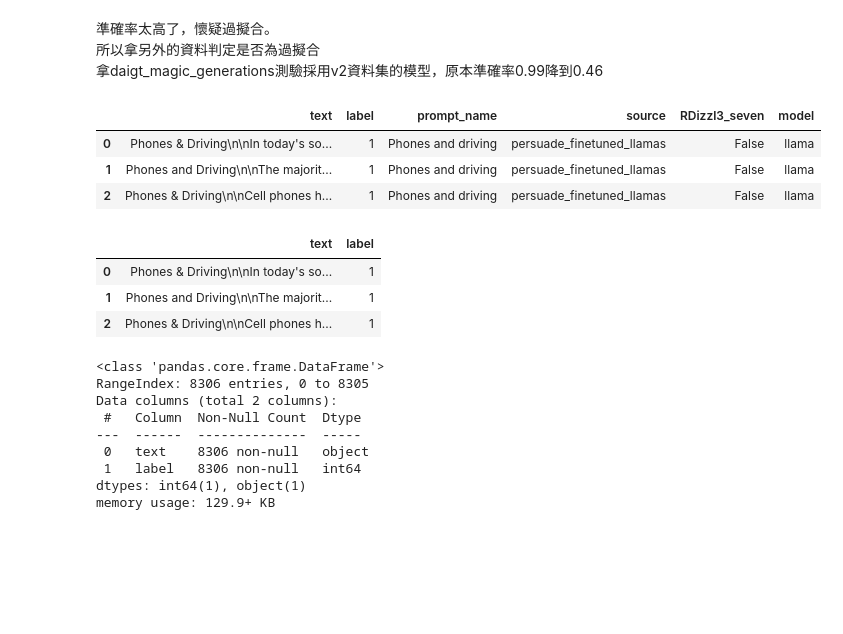
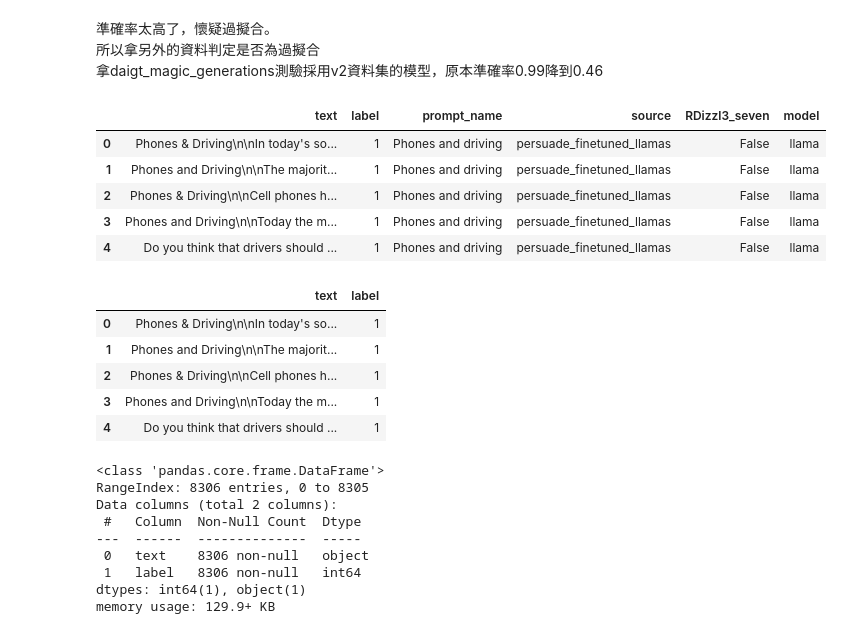
Before and after one commit to whats2000/LLMGenerateTextClassifier, a Jupyter notebook: TraditionalModelClassifier/Classifier.ipynb, the cells around one changed output. Saved outputs shown, nothing was run; the diff lists cells and outputs as text; code cells hidden in the pictures; blank space fills up the shorter version.

```diff
--- a/TraditionalModelClassifier/Classifier.ipynb
+++ b/TraditionalModelClassifier/Classifier.ipynb
@@ -159,21 +161,25 @@ weighted avg       0.98      0.98      0.98     13461
 所以拿另外的資料判定是否為過擬合<br>
 拿daigt_magic_generations測驗採用v2資料集的模型，原本準確率0.99降到0.46
 # %%
-daigt_magic_generations =pd.read_csv('/kaggle/input/daigt-v4-train-dataset/daigt_magic_generations.csv')
-daigt_magic_generations.head(3)
+daigt_magic_generations =pd.read_csv('../data/DAIGT Magic Generations.csv')
+daigt_magic_generations.head()
 # %% [output]
 |  | text | label | prompt_name | source | RDizzl3_seven | model |
 | 0 | Phones & Driving\n\nIn today's so... | 1 | Phones and driving | persuade_finetuned_llamas | False | llama |
 | 1 | Phones and Driving\n\nThe majorit... | 1 | Phones and driving | persuade_finetuned_llamas | False | llama |
 | 2 | Phones & Driving\n\nCell phones h... | 1 | Phones and driving | persuade_finetuned_llamas | False | llama |
+| 3 | Phones and Driving\n\nToday the m... | 1 | Phones and driving | persuade_finetuned_llamas | False | llama |
+| 4 | Do you think that drivers should ... | 1 | Phones and driving | persuade_finetuned_llamas | False | llama |
 # %%
 daigt_magic_generations.drop(columns=["prompt_name", "source","RDizzl3_seven", "model"], inplace=True)
-daigt_magic_generations.head(3)
+daigt_magic_generations.head()
 # %% [output]
 |  | text | label |
 | 0 | Phones & Driving\n\nIn today's so... | 1 |
 | 1 | Phones and Driving\n\nThe majorit... | 1 |
 | 2 | Phones & Driving\n\nCell phones h... | 1 |
+| 3 | Phones and Driving\n\nToday the m... | 1 |
+| 4 | Do you think that drivers should ... | 1 |
 # %%
 daigt_magic_generations.info()
 # %% [output]
```
Also changed, not shown: parts of 16 cells of this notebook, 1 other file.
